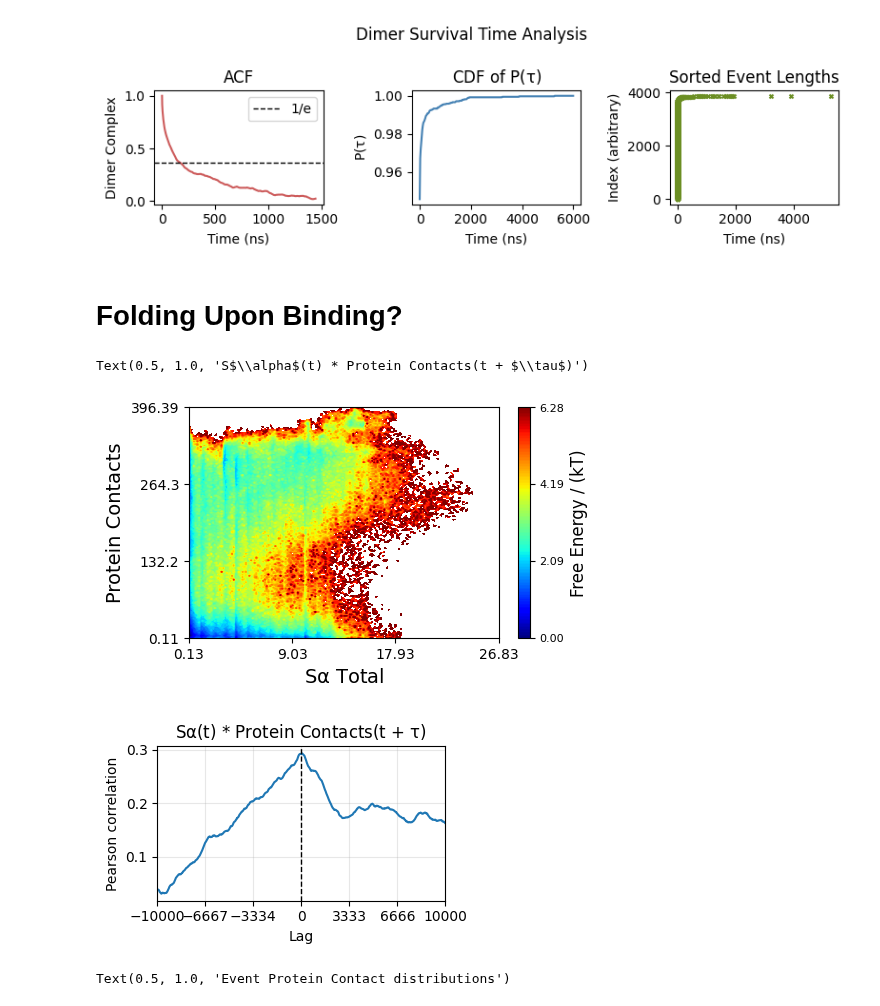
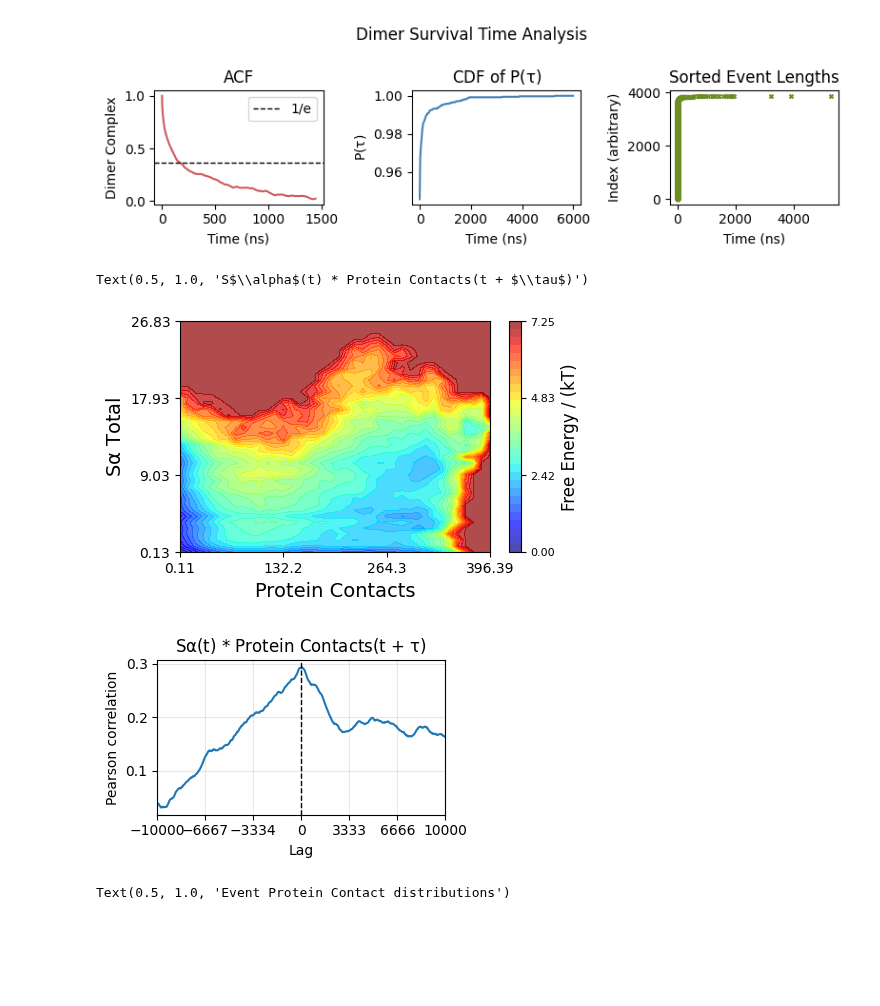
Before and after one commit to paulrobustelli/Zhu_Sisk_AR_oligomers_2025, a Jupyter notebook: APO.ipynb, the cells around one changed output. Saved outputs shown, nothing was run; the diff lists cells and outputs as text; code cells hidden in the pictures; blank space fills up the shorter version.

```diff
--- a/APO.ipynb
+++ b/APO.ipynb
@@ -540,23 +540,30 @@ fig.suptitle('Dimer Survival Time Analysis')
 fig.tight_layout()
 # %% [output]
 [figure]
-# %% [markdown]
-# Folding Upon Binding?
 # %%
 from writhe_tools.writhe_numba import pbc_correct
 from writhe_tools.stats import cross_correlation, plot_cross_correlation
-fes2d(sa.sum((0,-1)), np.exp(-.25 * ca_distances.distances**2).sum(-1), xlabel=r'S$\alpha$'+" Total", ylabel="Protein Contacts")
+fes2d(
+      np.exp(-.25 * ca_distances.distances**2).sum(-1),
+    sa.sum((0,-1)),
+    ylabel=r'S$\alpha$'+" Total",
+      xlabel="Protein Contacts",
+     bins=40,
+      mask=False,
+      contour_lines=False,
+      alpha_contours=.7, alpha_lines=.1, mask_thresh=5,
+      n_contours=30)
 dist = np.power(pbc_correct(writhe.xyz[:, :24].mean(1) - writhe.xyz[:, 24:].mean(1), unitcell_lengths), 2).sum(-1)**(1/2)
 lags, corr = cross_correlation(sa.sum((0,-1)),
                                        #ca_distances.contacts(1).mean(-1),
                                        np.exp(-.25 * ca_distances.distances**2).mean(-1),
                                      )
 ax=plt.subplots(1, 1,figsize=(4, 2.5))[-1]
 plot_cross_correlation(lags, corr, 10000, normalize=False, ax=ax)
 ax.set_title(r'S$\alpha$(t) * Protein Contacts(t + $\tau$)')
 # %% [output]
 Text(0.5, 1.0, 'S$\\alpha$(t) * Protein Contacts(t + $\\tau$)')
-[figure, old version]
+[figure, new version]
 [figure]
 # %%
 import seaborn as sns
```
Also changed, not shown: parts of 2 cells of this notebook, 2 other files.
